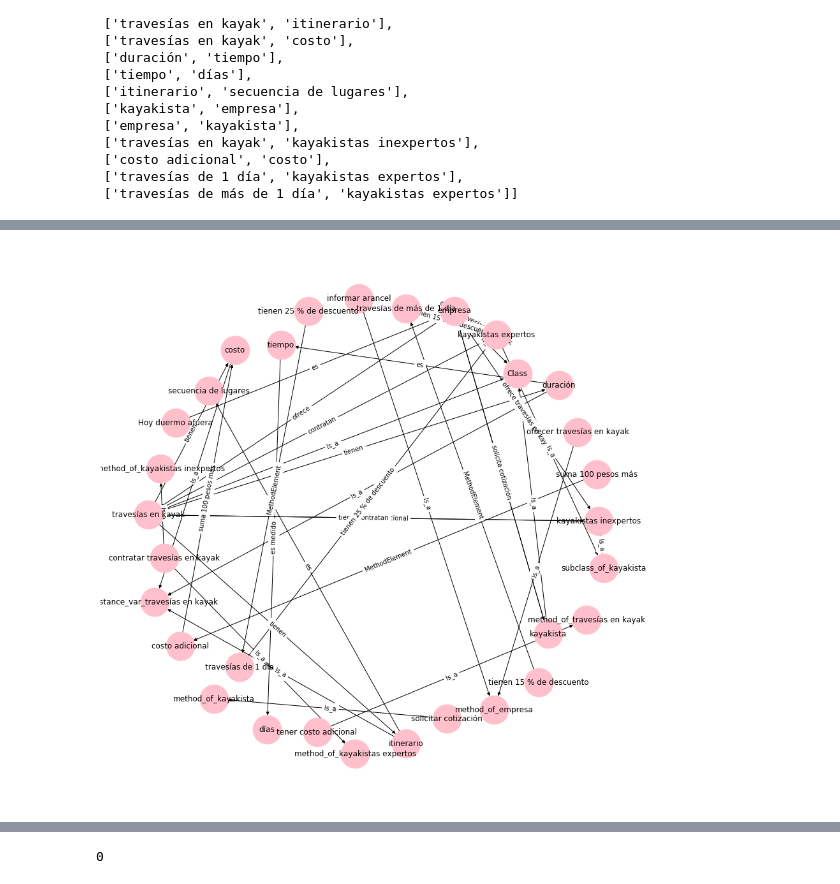
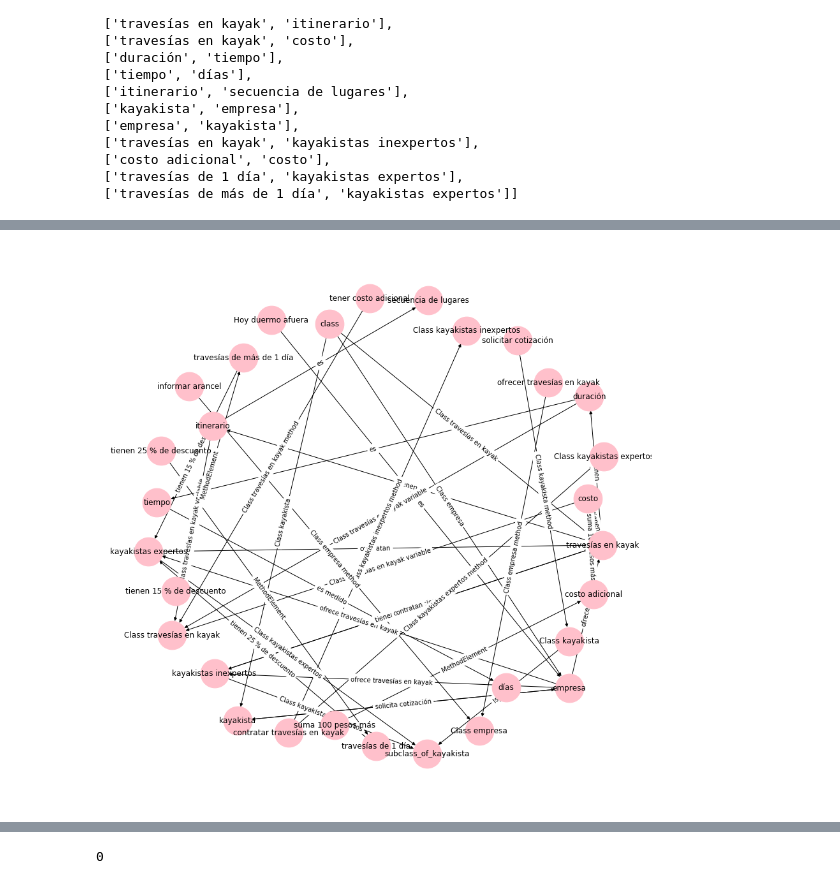
Before and after one commit to cientopolis/requirements-knowledge-graph, a Jupyter notebook: NLPgraphUMLRDFV2-nousar.ipynb, the cells around one changed output, grey strips where cells are left out. Drawn from its saved outputs; the diff is of its cells as text; code cells hidden in the pictures.

```diff
--- a/NLPgraphUMLRDFV2-nousar.ipynb
+++ b/NLPgraphUMLRDFV2-nousar.ipynb
@@ -388,45 +388,90 @@ for i in relations:
             data.append(i)
             index = relations.index(i)
             dataSource.append(source[index])
+#for clase in lista_final:
+#    print('CLASE:',clase.nombre)
+#    source.append(clase.nombre)
+#    target.append('Class')
+#    relations.append('Is_a')
+#    print(' - Variables de instancia: ', end= "")
+#    for variable in clase.variablesInstancia:
+#        print(variable, end=", ")
+#        source.append(variable)
+#        target.append('instance_var_'+clase.nombre)
+#        relations.append('Is_a')
+#    print()
+#    print('  - Metodos: ', end="")
+#    for metodo in clase.metodos:
+#        print(metodo, end= ", ")
+#        source.append(metodo)
+#        target.append('method_of_'+clase.nombre)
+#        relations.append('Is_a')
+#    print()
+
+
+#    for subclase in clase.subclases:
+#        print(' SUBCLASE:', subclase.nombre)
+#        source.append(subclase.nombre)
+#        target.append('subclass_of_'+clase.nombre)
+#        relations.append('Is_a')
+#        print(' - Variables de instancia: ', end="")
+#        for variable in subclase.variablesInstancia:
+#            print(variable, end=", ")
+#            source.append(variable)
+#            target.append('instance_var_'+subclase.nombre)
+#            relations.append('Is_a')
+#        print()
+#        print('  - Metodos: ', end="")
+#        for metodo in subclase.metodos:
+#            print(metodo, end= ", ")
+#            source.append(metodo)
+#            target.append('method_of_'+subclase.nombre)
+#            relations.append('Is_a')
+#        print()
+#    print()
+#    print('-----------------------------------------------------------------------------')
 for clase in lista_final:
     print('CLASE:',clase.nombre)
-    source.append(clase.nombre)
-    target.append('Class')
-    relations.append('Is_a')
+    source.append('class') #nodo principal
+    target.append(clase.nombre)
+    relations.append('Class '+clase.nombre)#intento de identificador
     print(' - Variables de instancia: ', end= "")
     for variable in clase.variablesInstancia:
         print(variable, end=", ")
         source.append(variable)
-        target.append('instance_var_'+clase.nombre)
-        relations.append('Is_a')
+        target.append('Class '+clase.nombre)
+        relations.append('Class '+clase.nombre+' variable')
     print()
     print('  - Metodos: ', end="")
     for metodo in clase.metodos:
         print(metodo, end= ", ")
         source.append(metodo)
-        target.append('method_of_'+clase.nombre)
-        relations.append('Is_a')
+        target.append('Class '+clase.nombre)
+        relations.append('Class '+clase.nombre+' method')
     print()
 
 
     for subclase in clase.subclases:
+        source.append('Class '+clase.nombre)
+        target.append('subclass_of_'+clase.nombre)
+        relations.append('Is_a')
         print(' SUBCLASE:', subclase.nombre)
         source.append(subclase.nombre)
         target.append('subclass_of_'+clase.nombre)
-        relations.append('Is_a')
+        relations.append('Class '+subclase.nombre)
         print(' - Variables de instancia: ', end="")
         for variable in subclase.variablesInstancia:
             print(variable, end=", ")
             source.append(variable)
-            target.append('instance_var_'+subclase.nombre)
-            relations.append('Is_a')
+            target.append('Class '+subclase.nombre)
+            relations.append('Class '+subclase.nombre+' variable')
         print()
         print('  - Metodos: ', end="")
         for metodo in subclase.metodos:
             print(metodo, end= ", ")
             source.append(metodo)
-            target.append('method_of_'+subclase.nombre)
-            relations.append('Is_a')
+            target.append('Class '+subclase.nombre)
+            relations.append('Class '+subclase.nombre+' method')
         print()
     print()
     print('-----------------------------------------------------------------------------')
@@ -477,4 +522,4 @@ CLASE: empresa
-[figure, old version]
+[figure, new version]
 # %%
 df = pd.DataFrame({'Entidad1': source, 'relacion': relations, 'Entidad2': target})
 print(df)
```
Also changed, not shown: parts of 11 cells of this notebook.
